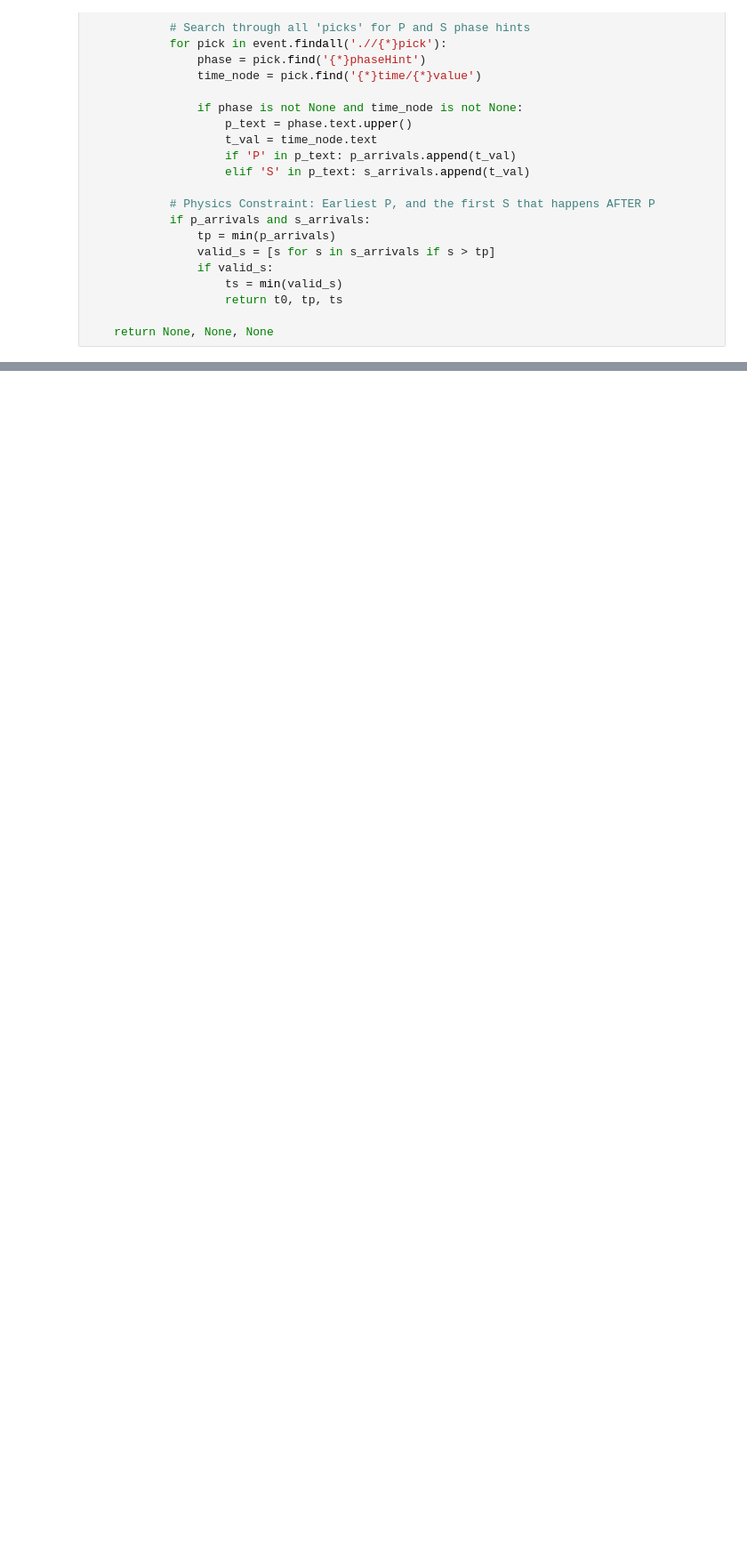
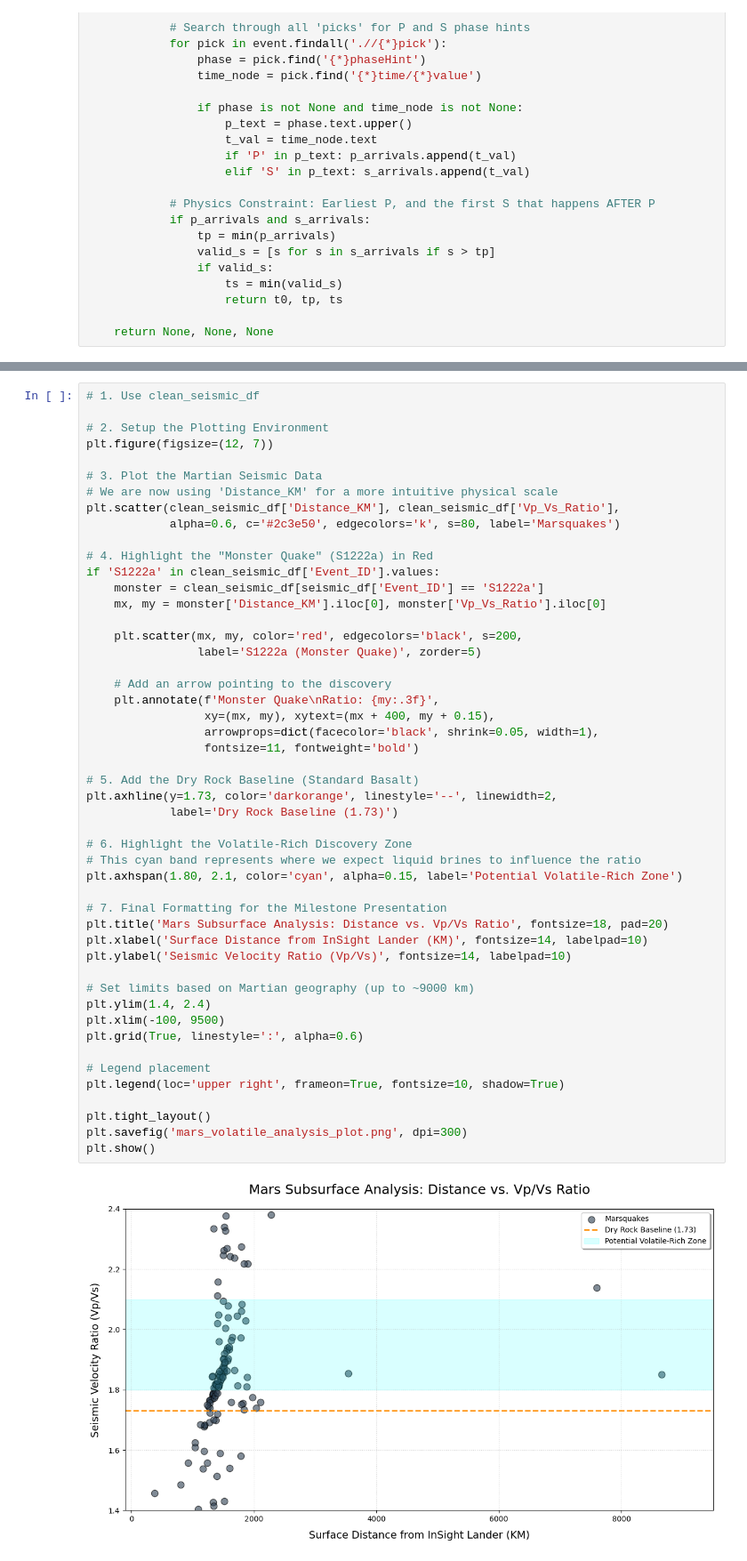
Before and after one commit to GPGN268/SP2026-FP08-Insight-Mission, a Jupyter notebook: Final_Mars_Seismic_Analysis.ipynb, the cells around one changed output, grey strips where cells are left out. Shown at 89% size. Drawn from its saved outputs; the diff is of its cells as text; blank space fills up the shorter version.

```diff
--- a/Final_Mars_Seismic_Analysis.ipynb
+++ b/Final_Mars_Seismic_Analysis.ipynb
@@ -210,0 +215,51 @@ clean_seismic_df.head()
+# %%
+# 1. Use clean_seismic_df
+
+# 2. Setup the Plotting Environment
+plt.figure(figsize=(12, 7))
+
+# 3. Plot the Martian Seismic Data
+# We are now using 'Distance_KM' for a more intuitive physical scale
+plt.scatter(clean_seismic_df['Distance_KM'], clean_seismic_df['Vp_Vs_Ratio'],
+            alpha=0.6, c='#2c3e50', edgecolors='k', s=80, label='Marsquakes')
+
+# 4. Highlight the "Monster Quake" (S1222a) in Red
+if 'S1222a' in clean_seismic_df['Event_ID'].values:
+    monster = clean_seismic_df[seismic_df['Event_ID'] == 'S1222a']
+    mx, my = monster['Distance_KM'].iloc[0], monster['Vp_Vs_Ratio'].iloc[0]
+
+    plt.scatter(mx, my, color='red', edgecolors='black', s=200,
+                label='S1222a (Monster Quake)', zorder=5)
+
+    # Add an arrow pointing to the discovery
+    plt.annotate(f'Monster Quake\nRatio: {my:.3f}',
+                 xy=(mx, my), xytext=(mx + 400, my + 0.15),
+                 arrowprops=dict(facecolor='black', shrink=0.05, width=1),
+                 fontsize=11, fontweight='bold')
+
+# 5. Add the Dry Rock Baseline (Standard Basalt)
+plt.axhline(y=1.73, color='darkorange', linestyle='--', linewidth=2,
+            label='Dry Rock Baseline (1.73)')
+
+# 6. Highlight the Volatile-Rich Discovery Zone
+# This cyan band represents where we expect liquid brines to influence the ratio
+plt.axhspan(1.80, 2.1, color='cyan', alpha=0.15, label='Potential Volatile-Rich Zone')
+
+# 7. Final Formatting for the Milestone Presentation
+plt.title('Mars Subsurface Analysis: Distance vs. Vp/Vs Ratio', fontsize=18, pad=20)
+plt.xlabel('Surface Distance from InSight Lander (KM)', fontsize=14, labelpad=10)
+plt.ylabel('Seismic Velocity Ratio (Vp/Vs)', fontsize=14, labelpad=10)
+
+# Set limits based on Martian geography (up to ~9000 km)
+plt.ylim(1.4, 2.4)
+plt.xlim(-100, 9500)
+plt.grid(True, linestyle=':', alpha=0.6)
+
+# Legend placement
+plt.legend(loc='upper right', frameon=True, fontsize=10, shadow=True)
+
+plt.tight_layout()
+plt.savefig('mars_volatile_analysis_plot.png', dpi=300)
+plt.show()
+# %% [output]
+[figure, added]
```
Also changed, not shown: parts of 7 cells of this notebook.
